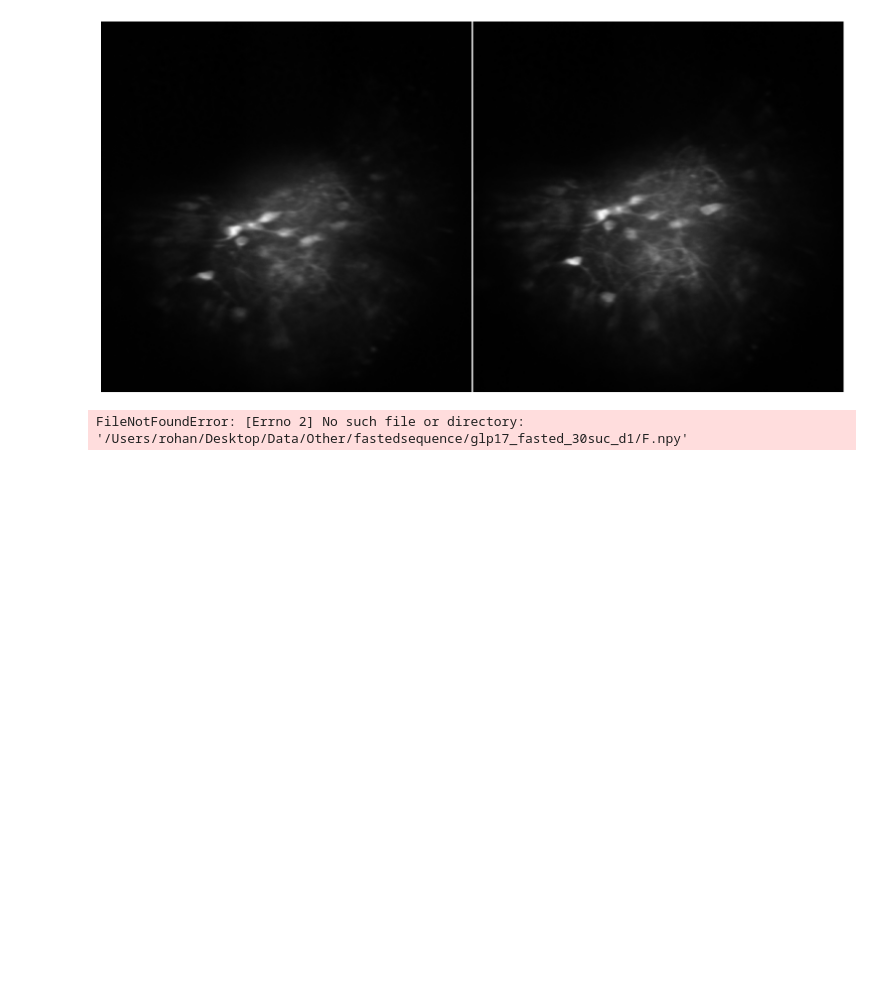
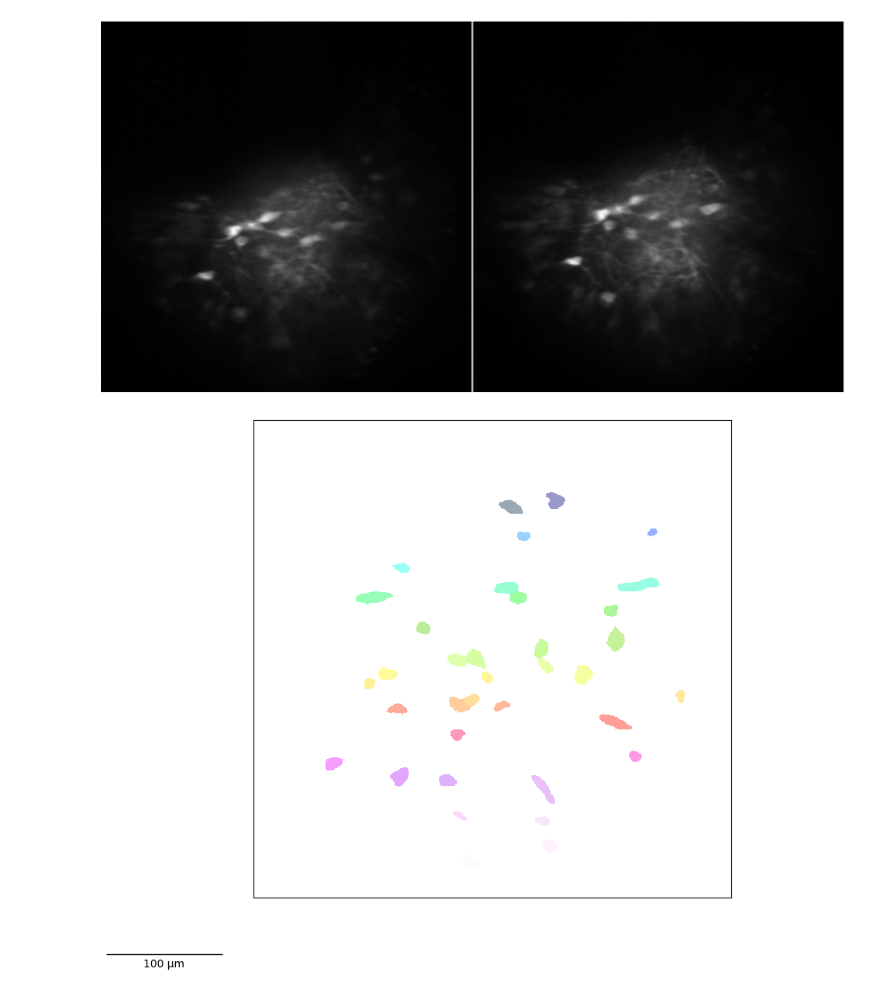
Before and after one commit to RohanSavani/PVN_GLP1R_2P, a Jupyter notebook: src/notebooks/ROIviz.ipynb, the cells around one changed output. Cells and saved outputs as stored; diff of their text form; code cells hidden in the pictures; blank space fills up the shorter version.

```diff
--- a/src/notebooks/ROIviz.ipynb
+++ b/src/notebooks/ROIviz.ipynb
@@ -96,23 +96,23 @@ plt.tight_layout(pad=0.2)
 [figure]
 [figure]
 # %%
-suite2p_path = "/Users/rohan/Desktop/Data/Other/fastedsequence/glp17_fasted_30suc_d1"
+suite2p_path = '/Users/savani/Documents/PangLab/TwoPhotonAnalysis/src/data/fasted sucrose water/glp6_fasted_sucwater_nocues_L170_p800_600um031124-006/suite2p/plane0'
 
 img1,cells1,stat1,ops1 = tc.get_rois(suite2p_path,rois_on=True)
 img1 = img1.astype(float)
 img1[img1 == 0] = np.nan
 
 fig, ax = plt.subplots(1, 1, figsize=(10, 8))
 
 meanimg1 = ops1['meanImg']
 # ax.imshow(meanimg1,cmap = 'gray') # shows mean image
 ax.imshow(img1, cmap="gist_ncar", alpha=0.4) # adds circles
 # for i in range(0,len(cells1)): # adds texts
 #     ax.annotate(cells1[i],xy = (stat1[cells1[i]]['med'][1],stat1[cells1[i]]['med'][0]), c='yellow', fontsize=8.5)
 
 ax.set_xticks([])
 ax.set_yticks([])
 # sns.despine(left=True, bottom=True)
 sb = add_scalebar(ax, matchx=False, sizex=100*1.2495, labelx='100 µm', matchy=False, sep=4, sizey=0, hidex=False, hidey=False, labely='',loc='lower left', bbox_to_anchor=(10, 1, 0.1, 0.4))
 # %% [output]
-FileNotFoundError: [Errno 2] No such file or directory: '/Users/rohan/Desktop/Data/Other/fastedsequence/glp17_fasted_30suc_d1/F.npy'
+[figure, added]
```
Also changed, not shown: 9 other files.
